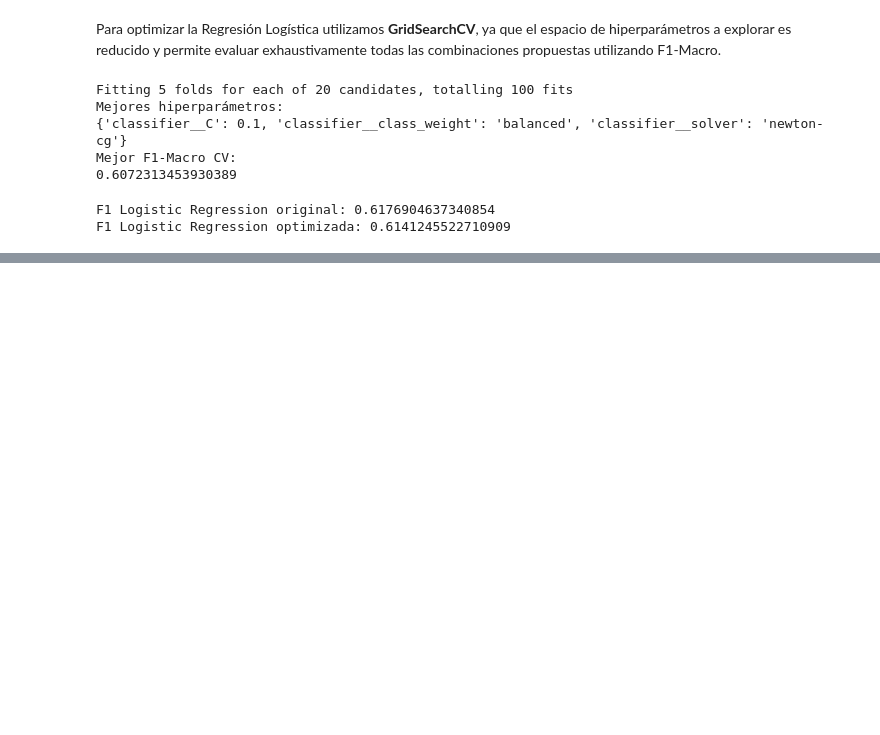
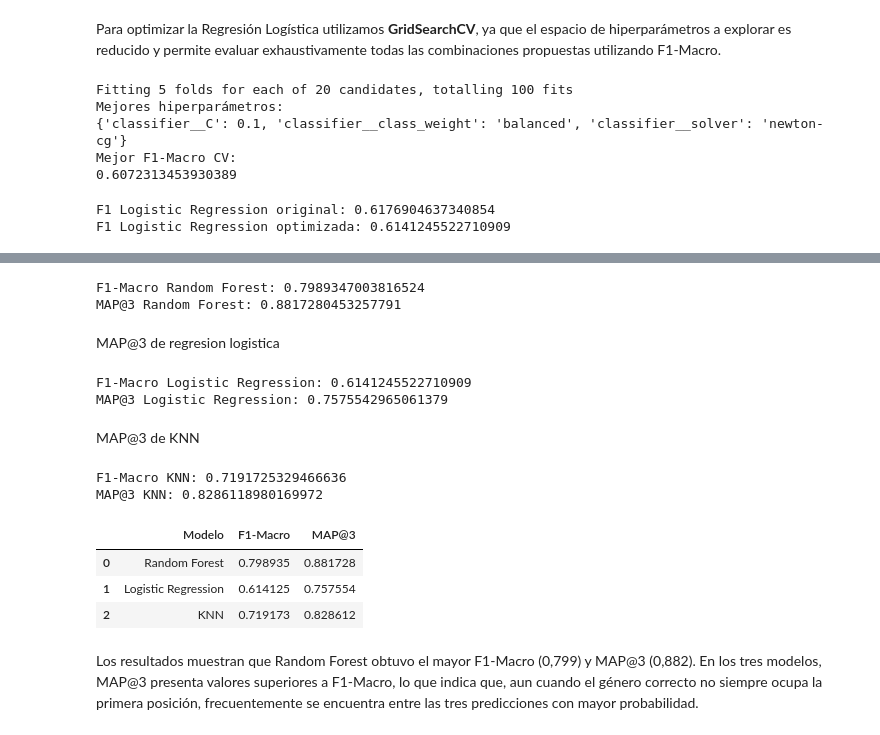
Before and after one commit to franixd/tp2_td6, a Jupyter notebook: tp2.ipynb, the cells around one changed output, grey strips where cells are left out. Cells and saved outputs as stored; diff of their text form; code cells hidden in the pictures; blank space fills up the shorter version.

```diff
--- a/tp2.ipynb
+++ b/tp2.ipynb
@@ -653,0 +729,73 @@ F1 Logistic Regression optimizada: 0.6141245522710909
+# %%
+y_proba_rf = best_rf.predict_proba(X_val)
+
+map3_rf = map_at_3(
+    y_val.to_numpy(),
+    y_proba_rf,
+    best_rf.classes_
+)
+
+print("F1-Macro Random Forest:", f1_best_rf)
+print("MAP@3 Random Forest:", map3_rf)
+# %% [output]
+F1-Macro Random Forest: 0.7989347003816524
+MAP@3 Random Forest: 0.8817280453257791
+# %% [markdown]
+MAP@3 de regresion logistica
+# %%
+y_proba_lr = best_lr.predict_proba(X_val)
+
+map3_lr = map_at_3(
+    y_val.to_numpy(),
+    y_proba_lr,
+    best_lr.classes_
+)
+
+print("F1-Macro Logistic Regression:", f1_best_lr)
+print("MAP@3 Logistic Regression:", map3_lr)
+# %% [output]
+F1-Macro Logistic Regression: 0.6141245522710909
+MAP@3 Logistic Regression: 0.7575542965061379
+# %% [markdown]
+MAP@3 de KNN
+# %%
+y_proba_knn = best_knn.predict_proba(X_val)
+
+map3_knn = map_at_3(
+    y_val.to_numpy(),
+    y_proba_knn,
+    best_knn.classes_
+)
+
+print("F1-Macro KNN:", f1_best_knn)
+print("MAP@3 KNN:", map3_knn)
+# %% [output]
+F1-Macro KNN: 0.7191725329466636
+MAP@3 KNN: 0.8286118980169972
+# %%
+resultados = pd.DataFrame({
+    "Modelo": [
+        "Random Forest",
+        "Logistic Regression",
+        "KNN"
+    ],
+    "F1-Macro": [
+        f1_best_rf,
+        f1_best_lr,
+        f1_best_knn
+    ],
+    "MAP@3": [
+        map3_rf,
+        map3_lr,
+        map3_knn
+    ]
+})
+
+resultados
+# %% [output]
+|  | Modelo | F1-Macro | MAP@3 |
+| 0 | Random Forest | 0.798935 | 0.881728 |
+| 1 | Logistic Regression | 0.614125 | 0.757554 |
+| 2 | KNN | 0.719173 | 0.828612 |
+# %% [markdown]
+Los resultados muestran que Random Forest obtuvo el mayor F1-Macro (0,799) y MAP@3 (0,882). En los tres modelos, MAP@3 presenta valores superiores a F1-Macro, lo que indica que, aun cuando el género correcto no siempre ocupa la primera posición, frecuentemente se encuentra entre las tres predicciones con mayor probabilidad.
```
Also changed, not shown: parts of 7 cells of this notebook.
